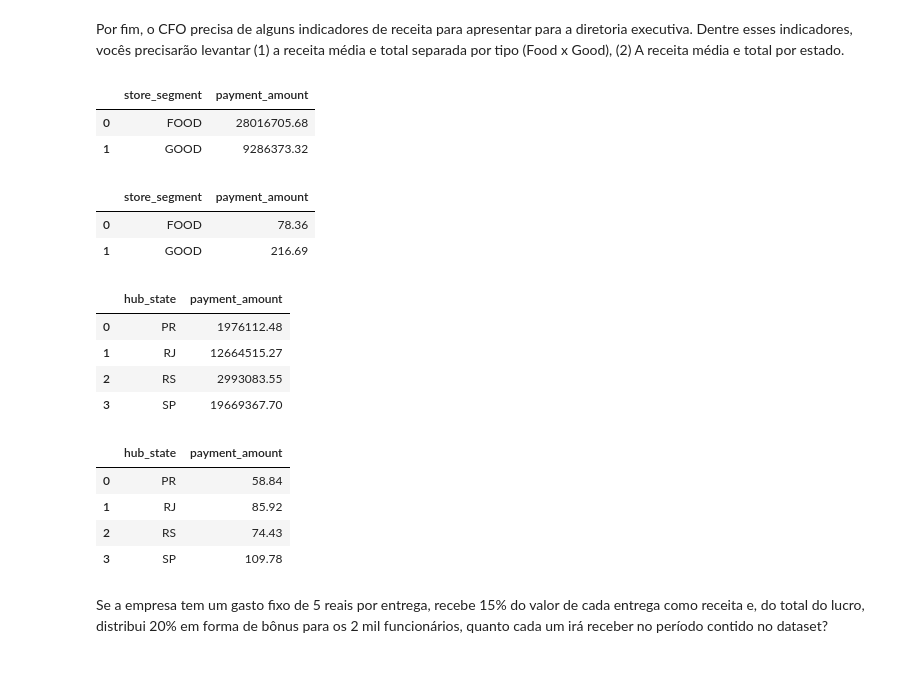
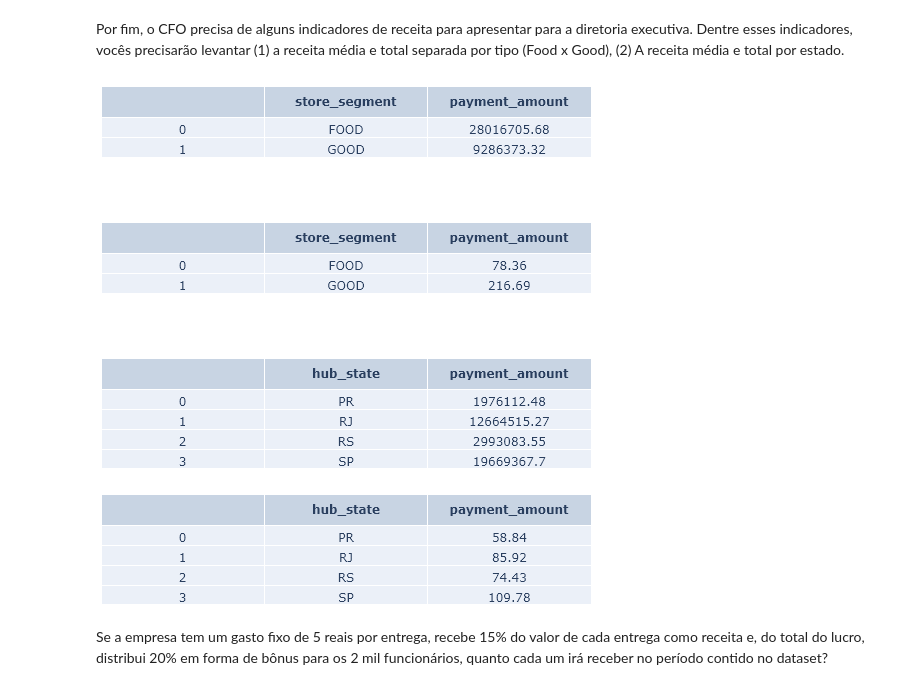
Before and after one commit to mtzdantas/delivery_analysis, a Jupyter notebook: main.ipynb, the cells around one changed output. Drawn from its saved outputs; the diff is of its cells as text; code cells hidden in the pictures.

```diff
--- a/main.ipynb
+++ b/main.ipynb
@@ -130,54 +110,33 @@ Por fim, o CFO precisa de alguns indicadores de receita para apresentar para a d
 # %%
 # Construindo tabela com as informações necessárias.
 store_orders_payments = pd.merge(stores_orders[['payment_order_id', 'store_segment', 'hub_state']], payments[['payment_order_id', 'payment_amount', 'payment_status']], on='payment_order_id')
 
 # Filtrando pagamentos concluídos.
 store_orders_payments = store_orders_payments[store_orders_payments['payment_status'] == 'PAID']
 
 # Receita total do tipo Food e Good.
 receita_total_tipo = store_orders_payments.groupby('store_segment')['payment_amount'].sum().reset_index()
 
 # Receita média do tipo Food e Good.
 receita_media_tipo = store_orders_payments.groupby('store_segment')['payment_amount'].mean().reset_index().round(2)
 
 # Receita média por estado.
 receita_total_estado = store_orders_payments.groupby('hub_state')['payment_amount'].sum().reset_index()
 
 # Receita total por estado.
 receita_media_estado = store_orders_payments.groupby('hub_state')['payment_amount'].mean().reset_index().round(2)
 
-# Exportando dados.
-receita_total_tipo.to_excel('./output/receita_total_tipo.xlsx', index=False)
-receita_media_tipo.to_excel('./output/receita_media_tipo.xlsx', index=False)
-receita_total_estado.to_excel('./output/receita_total_estado.xlsx', index=False)
-receita_media_estado.to_excel('./output/receita_media_estado.xlsx', index=False)
+# Exportando tabelas.
+dataframes = [receita_total_tipo, receita_media_tipo, receita_total_estado, receita_media_estado]
+filenames = ['receita_total_tipo', 'receita_media_tipo', 'receita_total_estado', 'receita_media_estado']
+
+for i in range(len(filenames)):
+  img = df2img.plot_dataframe(dataframes[i], fig_size=(500,120))
+  df2img.save_dataframe(img, filename=f"./output/{filenames[i]}.png")
+# %% [output]
+[figure, added]
+[figure, added]
+[figure, added]
+[figure, added]
-# %%
-receita_total_tipo
-# %% [output]
-|  | store_segment | payment_amount |
-| 0 | FOOD | 28016705.68 |
-| 1 | GOOD | 9286373.32 |
-# %%
-receita_media_tipo
-# %% [output]
-|  | store_segment | payment_amount |
-| 0 | FOOD | 78.36 |
-| 1 | GOOD | 216.69 |
-# %%
-receita_total_estado
-# %% [output]
-|  | hub_state | payment_amount |
-| 0 | PR | 1976112.48 |
-| 1 | RJ | 12664515.27 |
-| 2 | RS | 2993083.55 |
-| 3 | SP | 19669367.70 |
-# %%
-receita_media_estado
-# %% [output]
-|  | hub_state | payment_amount |
-| 0 | PR | 58.84 |
-| 1 | RJ | 85.92 |
-| 2 | RS | 74.43 |
-| 3 | SP | 109.78 |
 # %% [markdown]
 Se a empresa tem um gasto fixo de 5 reais por entrega, recebe 15% do valor de cada entrega como receita e, do total do lucro, distribui 20% em forma de bônus para os 2 mil funcionários, quanto cada um irá receber no período contido no dataset?
```
Also changed, not shown: parts of 4 cells of this notebook, 6 other files.
